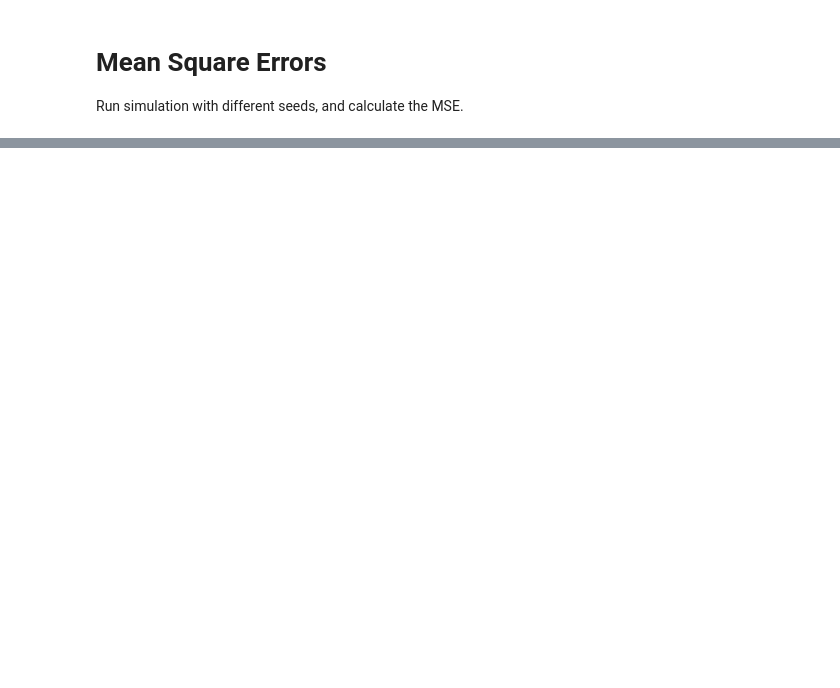
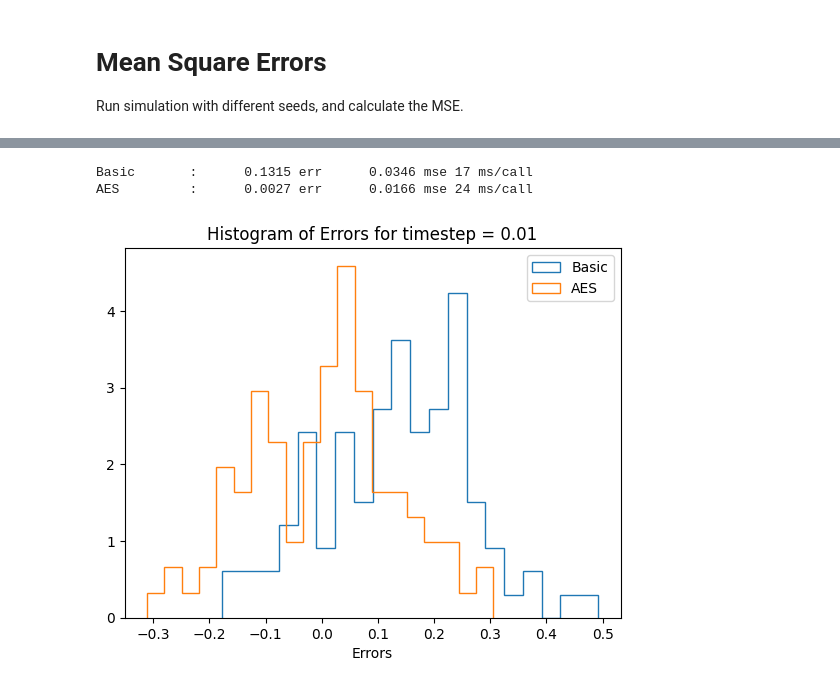
Before and after one commit to qablet-academy/heston_aes, a Jupyter notebook: Compare with Closed.ipynb, the cells around one changed output, grey strips where cells are left out. Drawn from its saved outputs; the diff is of its cells as text; code cells hidden in the pictures; blank space fills up the shorter version.

```diff
--- a/Compare with Closed.ipynb
+++ b/Compare with Closed.ipynb
@@ -195,0 +208,13 @@ Optimized           :    0.032093 mse 0.08 sec/call
+# %%
+dataset["MC"]["TIMESTEP"] = 1/100
+plot_mse(
+    iters=100,
+    models=models,
+    ref_price=ref_price,
+    dataset=dataset,
+    timetable=timetable,
+)
+# %% [output]
+Basic       :      0.1315 err      0.0346 mse 17 ms/call
+AES         :      0.0027 err      0.0166 mse 24 ms/call
+[figure, added]
```
Also changed, not shown: parts of 8 cells of this notebook.
